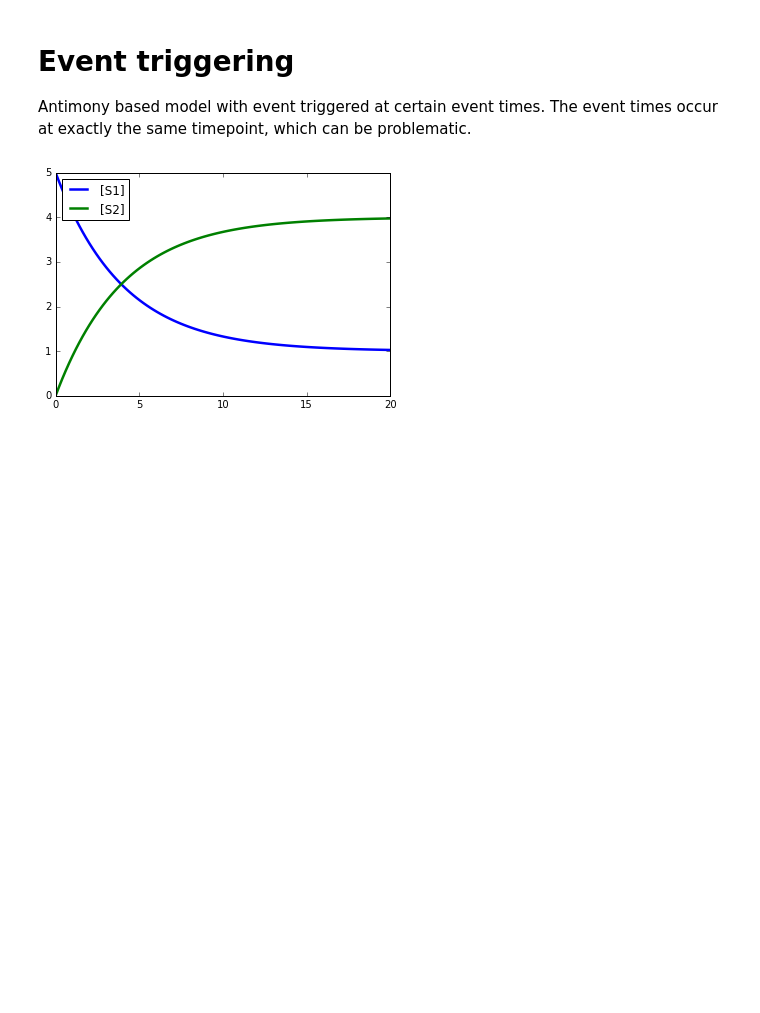
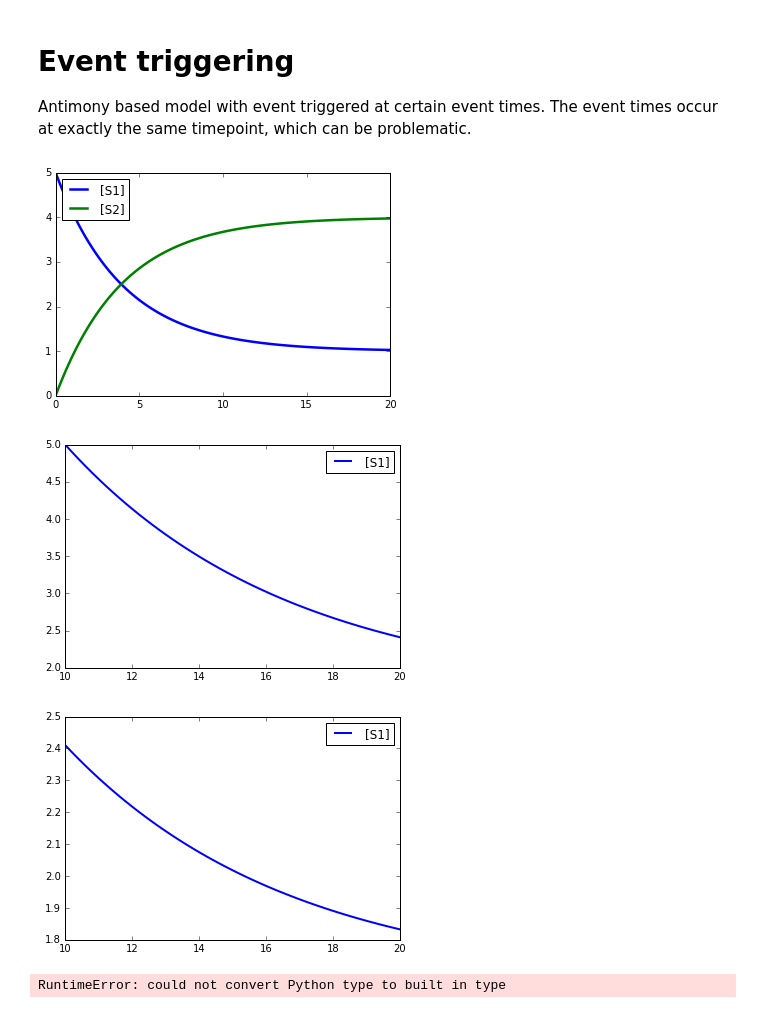
Before and after one commit to jingyayeah/multiscale-galactose, a Jupyter notebook: python/multiscalepy/multiscale/examples/notebook/Untitled.ipynb, the cells around one changed output. Saved outputs shown, nothing was run; the diff lists cells and outputs as text; code cells hidden in the pictures; blank space fills up the shorter version.

```diff
--- a/python/multiscalepy/multiscale/examples/notebook/Untitled.ipynb
+++ b/python/multiscalepy/multiscale/examples/notebook/Untitled.ipynb
@@ -21,6 +21,32 @@ r = te.loadAntimonyModel(model)
 ParameterSlider(r, paramIds=['k1'])
 # %% [output]
 [figure]
+# %%
+model = '''
+      model pathway()
+        S1 -> S2; k1*S1 - k2*S2 # Reversible term added here
+
+        # Initialize values
+        S1 = 5; S2 = 0;
+        k1 = 0.1;  k2 = 0.05;
+
+      end
+'''
+r = te.loada(model)
+# works
+r.selections = ["time", "[S1]"]
+s = r.simulate(10, 20)
+r.plot()
+# works
+s = r.simulate(10, 20, ["time", "[S1]"])
+r.plot()
+#fails
+s = r.simulate(10, 20, selections= ["time", "[S1]"])
+r.plot()
+# %% [output]
+[figure, added]
+[figure, added]
+RuntimeError: could not convert Python type to built in type
 # %%
 from __future__ import print_function, division
 
```
Also changed, not shown: 22 other files.
